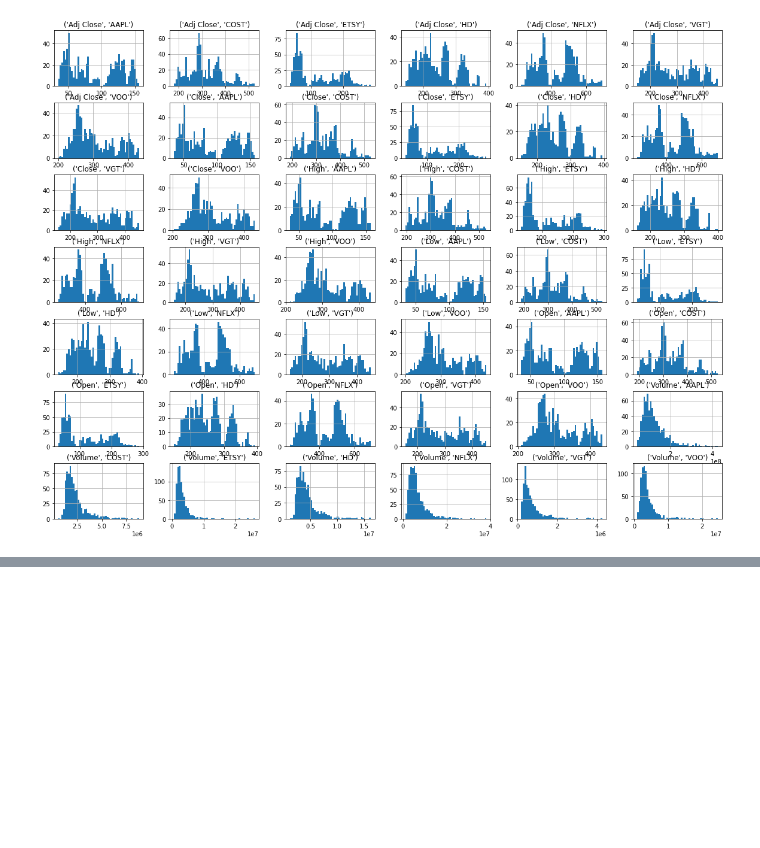
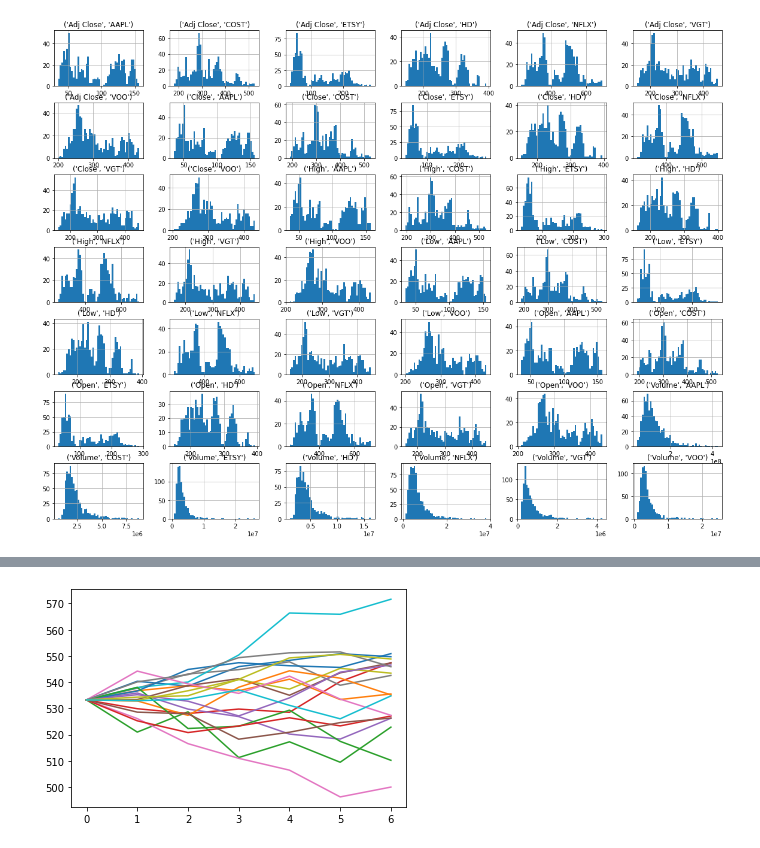
Before and after one commit to AnaEstrada1996/Project4, a Jupyter notebook: Investopedia_project4.ipynb, the cells around one changed output, grey strips where cells are left out. Cells and saved outputs as stored; diff of their text form; code cells hidden in the pictures; blank space fills up the shorter version.

```diff
--- a/Investopedia_project4.ipynb
+++ b/Investopedia_project4.ipynb
@@ -760,0 +846,4 @@ plt.show()
+# %%
+mont_car('COST')
+# %% [output]
+[figure, added]
```
Also changed, not shown: parts of 22 cells of this notebook.
